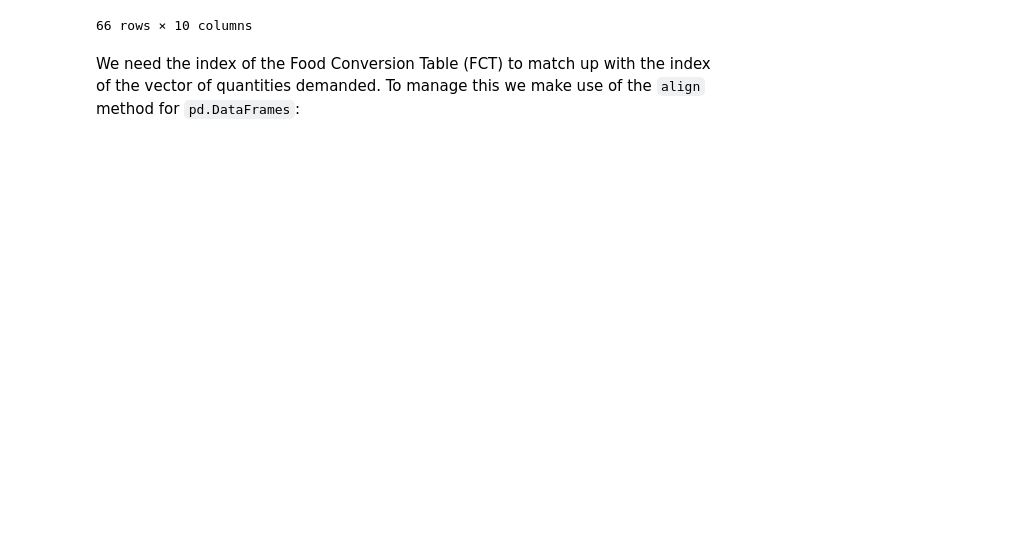
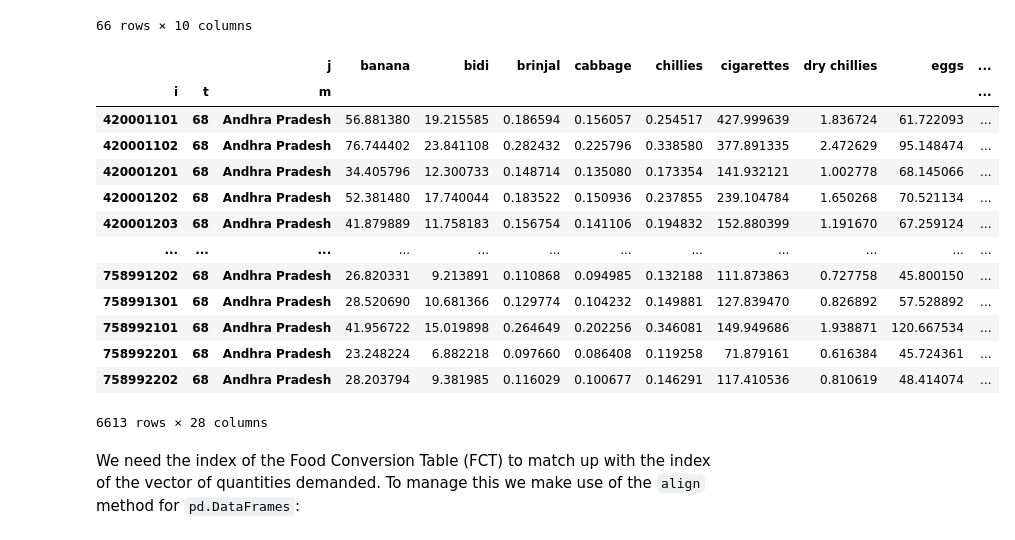
Before and after one commit to oghomiep/EEP153Project4, a Jupyter notebook: example_nutrition-Copy1.ipynb, the cells around one changed output. Drawn from its saved outputs; the diff is of its cells as text; code cells hidden in the pictures; blank space fills up the shorter version.

```diff
--- a/example_nutrition-Copy1.ipynb
+++ b/example_nutrition-Copy1.ipynb
@@ -313,6 +311,34 @@ fct
 | various processed foods | 4.658750 | 4.695000 | 196.287491 | 87.200836 | 4.284584 | 672.981384 | 0.060208 | 0.084042 | 0.645500 | ... |
 | pan, betel, etc. | 0.000000 | 0.000000 | 0.000000 | 0.000000 | 0.000000 | 0.000000 | 0.000000 | 0.000000 | 0.000000 | ... |
 66 rows × 10 columns
+# %%
+# Guesstimate to match more labels between fct and qhat
+qhat_to_fct = {"chillis (green)": "chillies",
+               "milk: liquid": "milk",
+               "moong": "greengram (mung)",
+               "rice - other sources": "rice",
+               "sugar - other sources" : "sugar",
+               "tea : cups": "tea",
+               "wheat/atta - other sources": "wheat"
+}
+
+qhat.rename(qhat_to_fct, axis='columns', inplace=True)
+qhat
+# %% [output]
+|  |  | j | banana | bidi | brinjal | cabbage | chillies | cigarettes | dry chillies | eggs | ... |
+| i | t | m |  |  |  |  |  |  |  |  | ... |
+| 420001101 | 68 | Andhra Pradesh | 56.881380 | 19.215585 | 0.186594 | 0.156057 | 0.254517 | 427.999639 | 1.836724 | 61.722093 | ... |
+| 420001102 | 68 | Andhra Pradesh | 76.744402 | 23.841108 | 0.282432 | 0.225796 | 0.338580 | 377.891335 | 2.472629 | 95.148474 | ... |
+| 420001201 | 68 | Andhra Pradesh | 34.405796 | 12.300733 | 0.148714 | 0.135080 | 0.173354 | 141.932121 | 1.002778 | 68.145066 | ... |
+| 420001202 | 68 | Andhra Pradesh | 52.381480 | 17.740044 | 0.183522 | 0.150936 | 0.237855 | 239.104784 | 1.650268 | 70.521134 | ... |
+| 420001203 | 68 | Andhra Pradesh | 41.879889 | 11.758183 | 0.156754 | 0.141106 | 0.194832 | 152.880399 | 1.191670 | 67.259124 | ... |
+| ... | ... | ... | ... | ... | ... | ... | ... | ... | ... | ... | ... |
+| 758991202 | 68 | Andhra Pradesh | 26.820331 | 9.213891 | 0.110868 | 0.094985 | 0.132188 | 111.873863 | 0.727758 | 45.800150 | ... |
+| 758991301 | 68 | Andhra Pradesh | 28.520690 | 10.681366 | 0.129774 | 0.104232 | 0.149881 | 127.839470 | 0.826892 | 57.528892 | ... |
+| 758992101 | 68 | Andhra Pradesh | 41.956722 | 15.019898 | 0.264649 | 0.202256 | 0.346081 | 149.949686 | 1.938871 | 120.667534 | ... |
+| 758992201 | 68 | Andhra Pradesh | 23.248224 | 6.882218 | 0.097660 | 0.086408 | 0.119258 | 71.879161 | 0.616384 | 45.724361 | ... |
+| 758992202 | 68 | Andhra Pradesh | 28.203794 | 9.381985 | 0.116029 | 0.100677 | 0.146291 | 117.410536 | 0.810619 | 48.414074 | ... |
+6613 rows × 28 columns
 # %% [markdown]
 We need the index of the Food Conversion Table (FCT) to match up with
  the index of the vector of quantities demanded.   To manage this we
```
Also changed, not shown: parts of 4 cells of this notebook.
